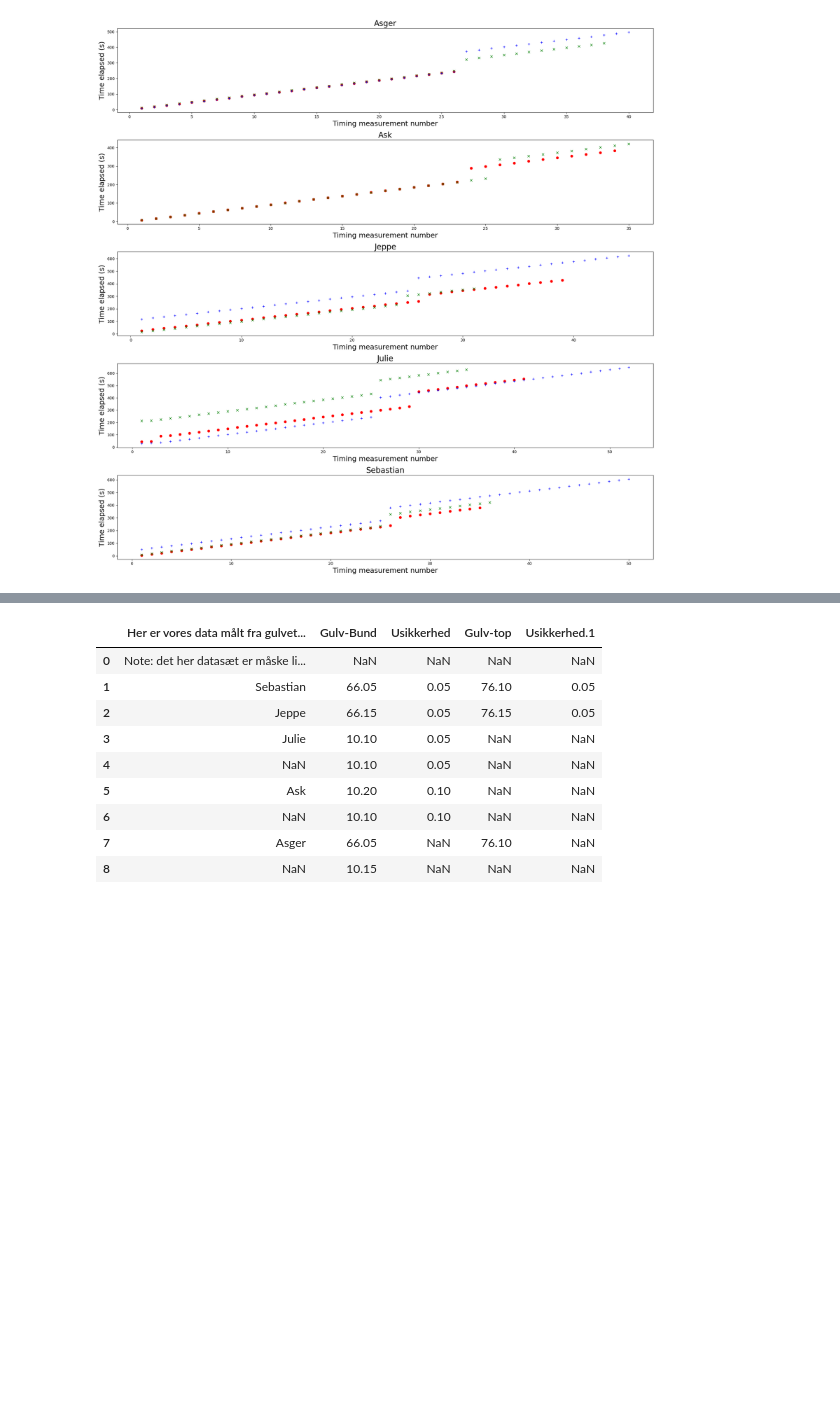
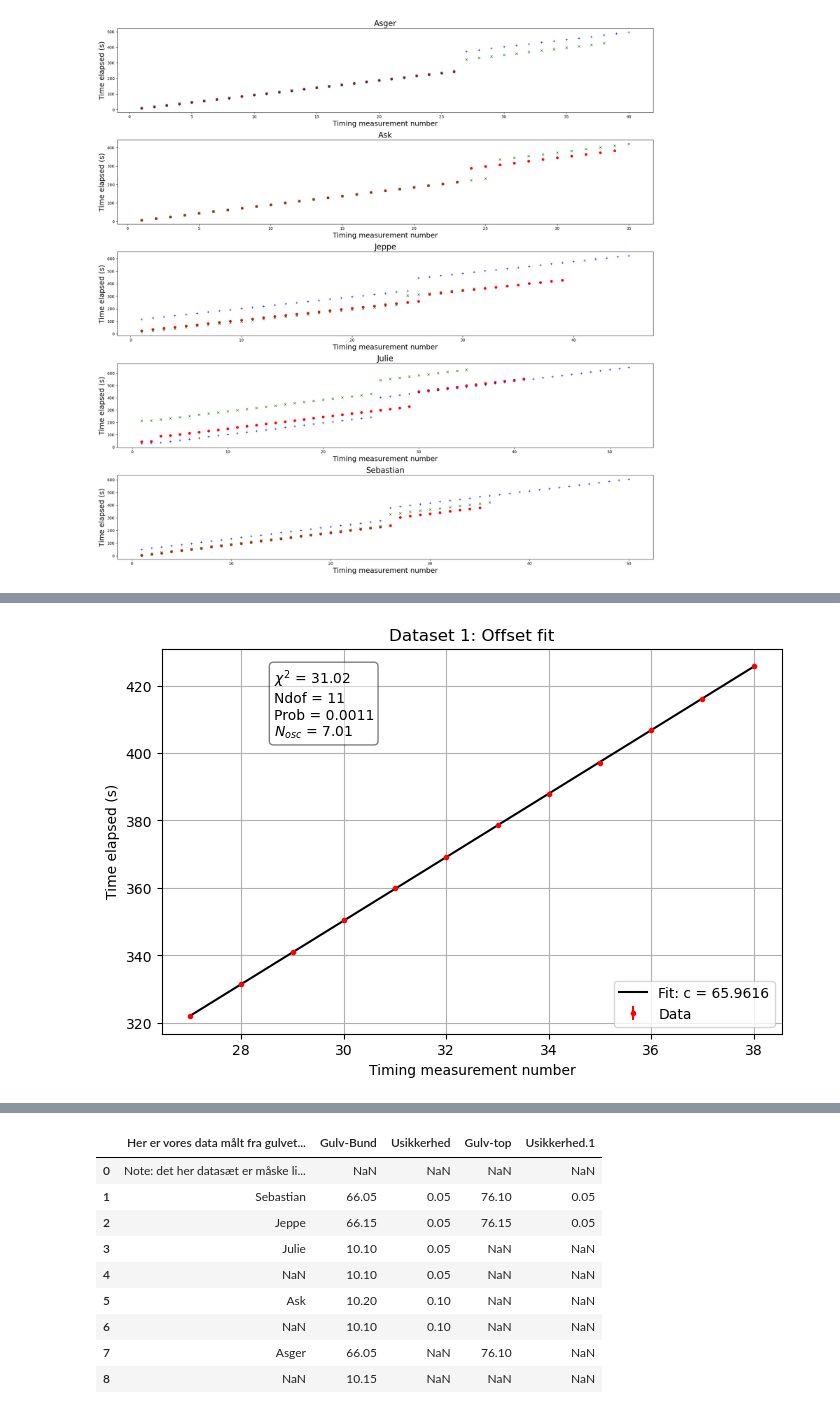
Before and after one commit to Julieloegstrup/Project, a Jupyter notebook: Pendulum/asger/asger_pendulum.ipynb, the cells around one changed output, grey strips where cells are left out. Saved outputs shown, nothing was run; the diff lists cells and outputs as text; code cells hidden in the pictures; blank space fills up the shorter version.

```diff
--- a/Pendulum/asger/asger_pendulum.ipynb
+++ b/Pendulum/asger/asger_pendulum.ipynb
@@ -462,0 +514,84 @@ RuntimeError: 2 values given for 4 function parameter(s)
+# %%
+# Model: linear fit with fixed slope and intercept, free offset c
+def make_lin_fit_for_minuit(a_fixed, b_fixed):
+    def lin_fit_for_minuit(n, c):
+        return a_fixed*n + b_fixed + c
+    return lin_fit_for_minuit
+
+
+offset_list = []
+
+for i, (n, t) in enumerate(data_sets):
+
+    # Skip dataset 1 if needed
+    if i == 0:
+        continue
+
+
+    # ------------------------------
+    #   Use only data AFTER n > 27
+    # ------------------------------
+    n = n[26:]
+    t = t[26:]
+    if i==8:
+        n = n[3:]
+        t = t[3:]
+    # -------------------------------------
+    # Fixed slope/intercept from early fit
+    # -------------------------------------
+    a_fixed, b_fixed = new_fit_params[i][:2]
+    sig = float(sigmas[i])        # single sigma value for all points
+
+    # Build the model with local a_fixed,b_fixed
+    lin_fit_for_minuit = make_lin_fit_for_minuit(a_fixed, b_fixed)
+
+    # ------------------------------
+    # Fit the offset parameter c
+    # ------------------------------
+    c0 = 0.0   # reasonable starting guess
+
+    chi2 = cost.LeastSquares(n, t, sig, lin_fit_for_minuit)
+    m = Minuit(chi2, c=c0)
+    m.migrad()
+
+    c_fit = m.values["c"]
+    offset_list.append(c_fit)
+
+    # ------------------------------
+    # Chi2 and p-value
+    # ------------------------------
+    chi2_val = m.fval
+    Ndof = len(n) - m.nfit
+    Prob = stats.chi2.sf(chi2_val, Ndof)
+
+    # Derived oscillation count
+    N_osc = c_fit / a_fixed
+
+    # ------------------------------
+    # Plot
+    # ------------------------------
+    plt.figure(figsize=(8,5))
+    plt.errorbar(n, t, yerr=sig, fmt='.', color='red', label='Data')
+
+    n_fit = np.linspace(n.min(), n.max(), 200)
+    t_fit = a_fixed*n_fit + b_fixed + c_fit
+    plt.plot(n_fit, t_fit, color='black', label=f'Fit: c = {c_fit:.4f}')
+
+    plt.xlabel('Timing measurement number')
+    plt.ylabel('Time elapsed (s)')
+    plt.title(f"Dataset {i}: Offset fit")
+
+    plt.text(0.18, 0.95,
+             f"$\\chi^2$ = {chi2_val:.2f}\n"
+             f"Ndof = {Ndof}\n"
+             f"Prob = {Prob:.4f}\n"
+             f"$N_{{osc}}$ = {N_osc:.2f}",
+             transform=plt.gca().transAxes,
+             verticalalignment='top',
+             bbox=dict(boxstyle='round', facecolor='white', alpha=0.5))
+
+    plt.legend()
+    plt.grid(True)
+    plt.show()
+# %% [output]
+[figure, added]
```
Also changed, not shown: parts of 14 cells of this notebook.
